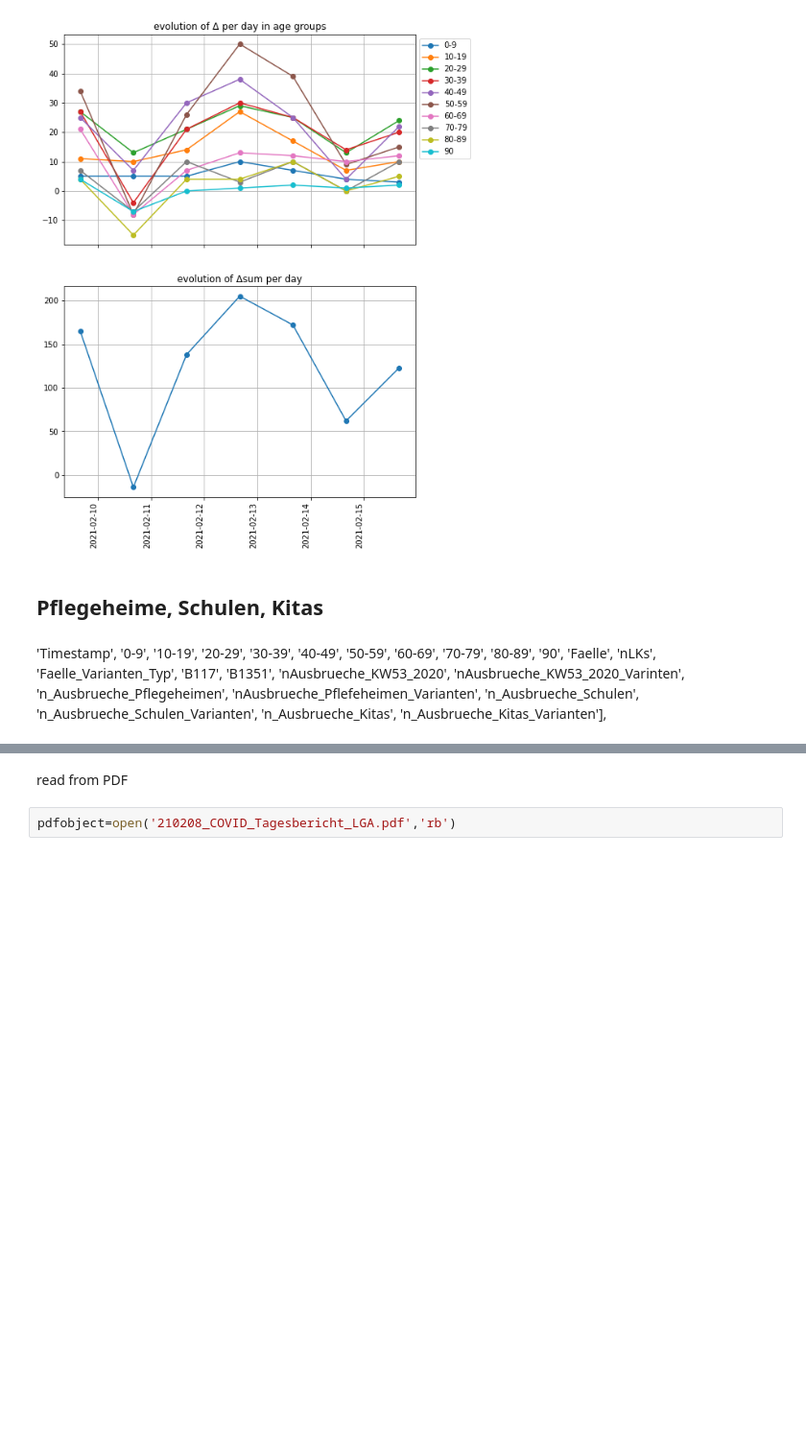
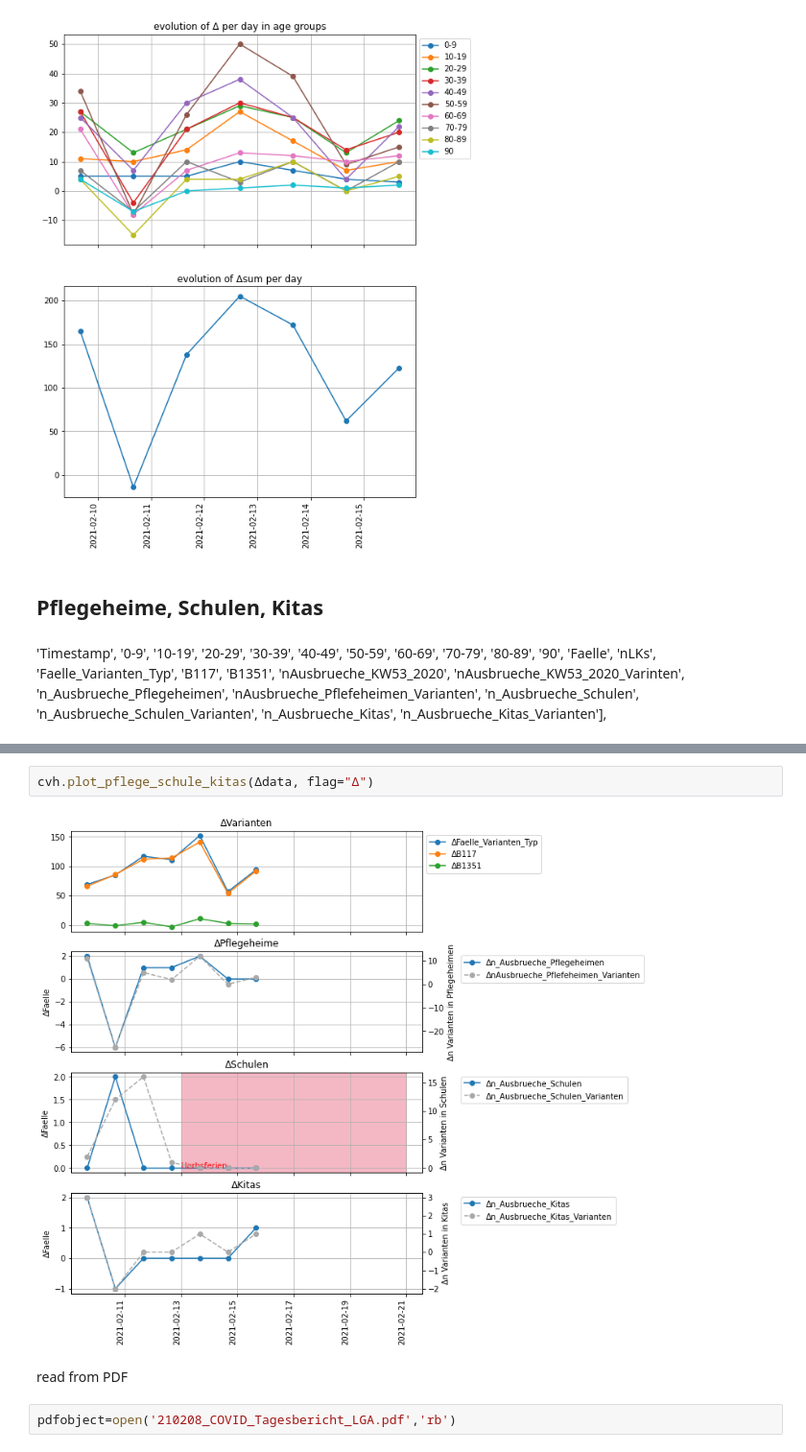
Before and after one commit to hydroclaus/corona_varianten_bw, a Jupyter notebook: new_variants_bw.ipynb, the cells around one changed output, grey strips where cells are left out. Shown at 96% size. Saved outputs shown, nothing was run; the diff lists cells and outputs as text; blank space fills up the shorter version.

```diff
--- a/new_variants_bw.ipynb
+++ b/new_variants_bw.ipynb
@@ -340,3 +252,7 @@ fig.autofmt_xdate(rotation=90)
+# %%
+cvh.plot_pflege_schule_kitas(Δdata, flag="Δ")
+# %% [output]
+[figure, added]
 # %% [markdown]
 read from PDF
 # %%
```
Also changed, not shown: parts of 5 cells of this notebook, 2 other files.
